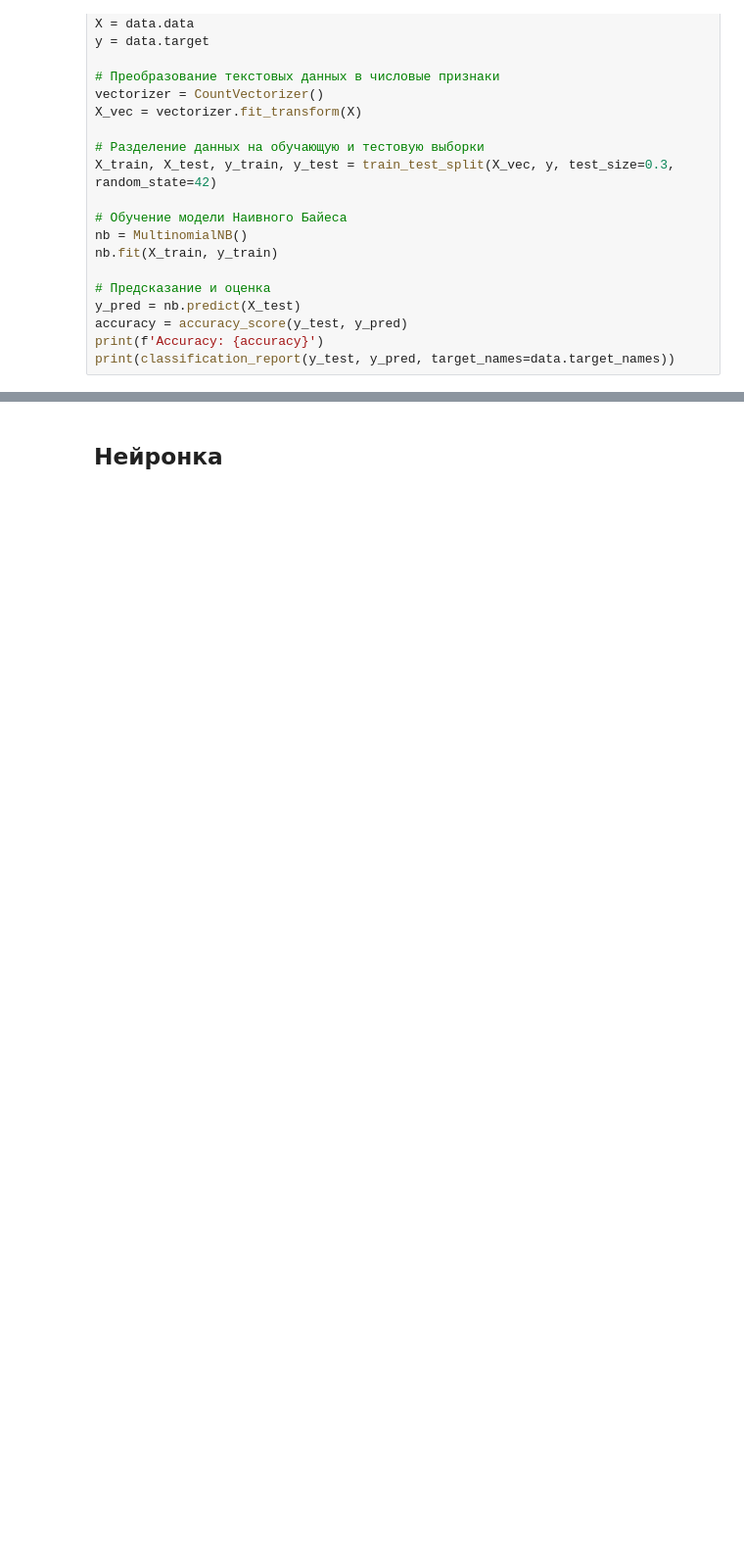
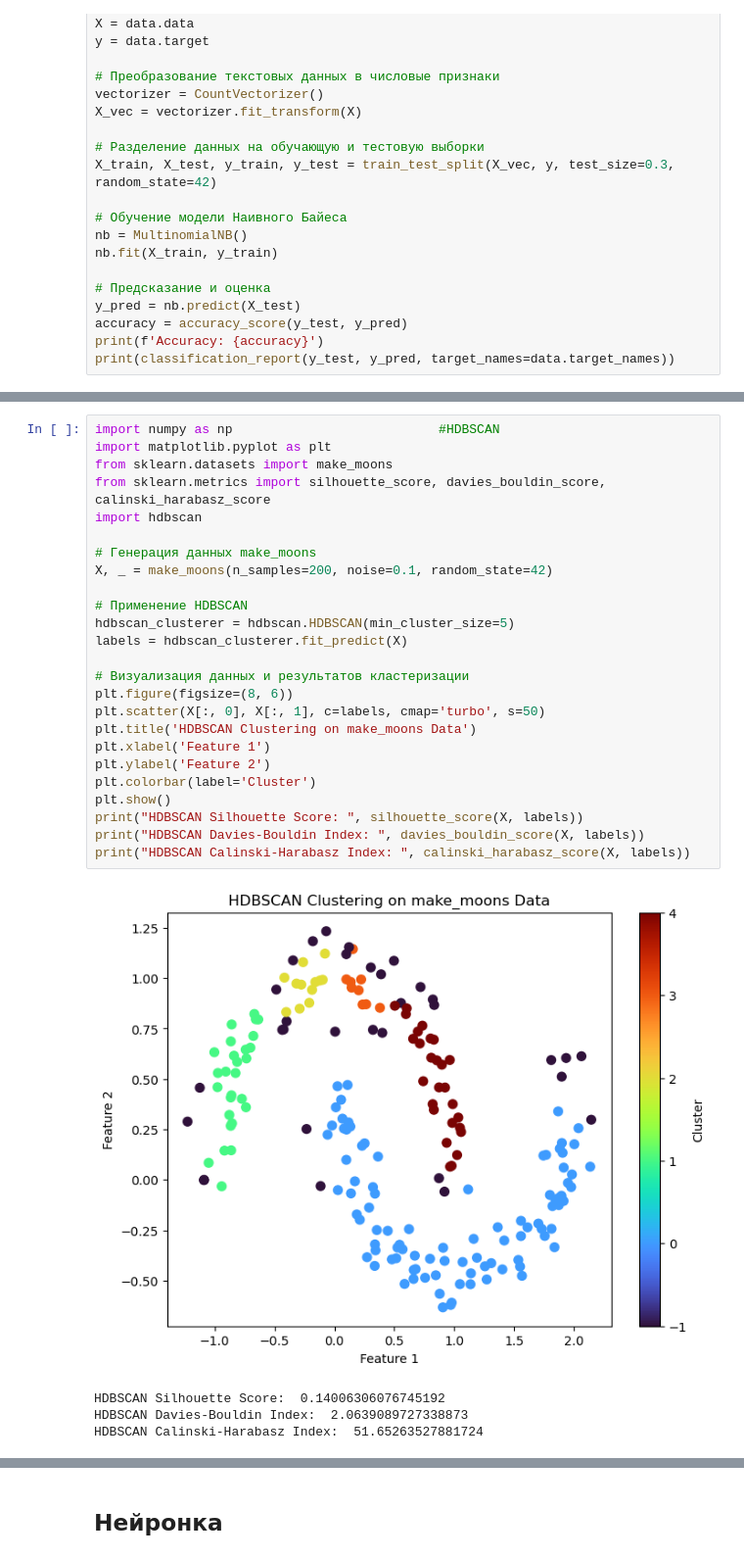
Before and after one commit to V4DoS/ML, a Jupyter notebook: Machine learning.ipynb, the cells around one changed output, grey strips where cells are left out. Shown at 98% size. Drawn from its saved outputs; the diff is of its cells as text; blank space fills up the shorter version.

```diff
--- a/Machine learning.ipynb
+++ b/Machine learning.ipynb
@@ -375,0 +479,30 @@ print(classification_report(y_test, y_pred, target_names=data.target_names))
+# %%
+import numpy as np                           #HDBSCAN
+import matplotlib.pyplot as plt
+from sklearn.datasets import make_moons
+from sklearn.metrics import silhouette_score, davies_bouldin_score, calinski_harabasz_score
+import hdbscan
+
+# Генерация данных make_moons
+X, _ = make_moons(n_samples=200, noise=0.1, random_state=42)
+
+# Применение HDBSCAN
+hdbscan_clusterer = hdbscan.HDBSCAN(min_cluster_size=5)
+labels = hdbscan_clusterer.fit_predict(X)
+
+# Визуализация данных и результатов кластеризации
+plt.figure(figsize=(8, 6))
+plt.scatter(X[:, 0], X[:, 1], c=labels, cmap='turbo', s=50)
+plt.title('HDBSCAN Clustering on make_moons Data')
+plt.xlabel('Feature 1')
+plt.ylabel('Feature 2')
+plt.colorbar(label='Cluster')
+plt.show()
+print("HDBSCAN Silhouette Score: ", silhouette_score(X, labels))
+print("HDBSCAN Davies-Bouldin Index: ", davies_bouldin_score(X, labels))
+print("HDBSCAN Calinski-Harabasz Index: ", calinski_harabasz_score(X, labels))
+# %% [output]
+[figure, added]
+HDBSCAN Silhouette Score:  0.14006306076745192
+HDBSCAN Davies-Bouldin Index:  2.0639089727338873
+HDBSCAN Calinski-Harabasz Index:  51.65263527881724
```
Also changed, not shown: parts of 11 cells of this notebook, 9 other files.
